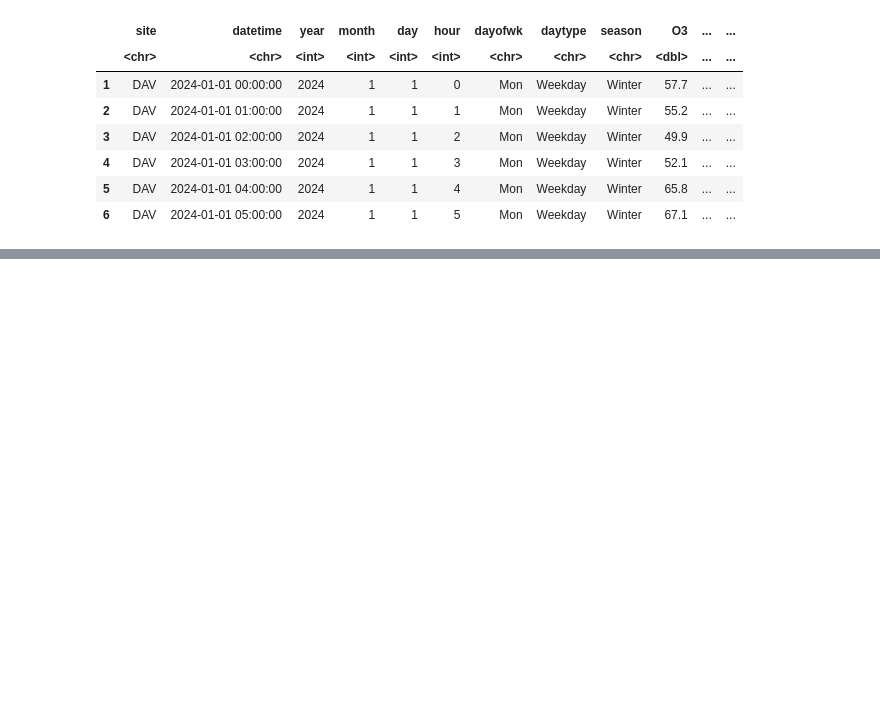
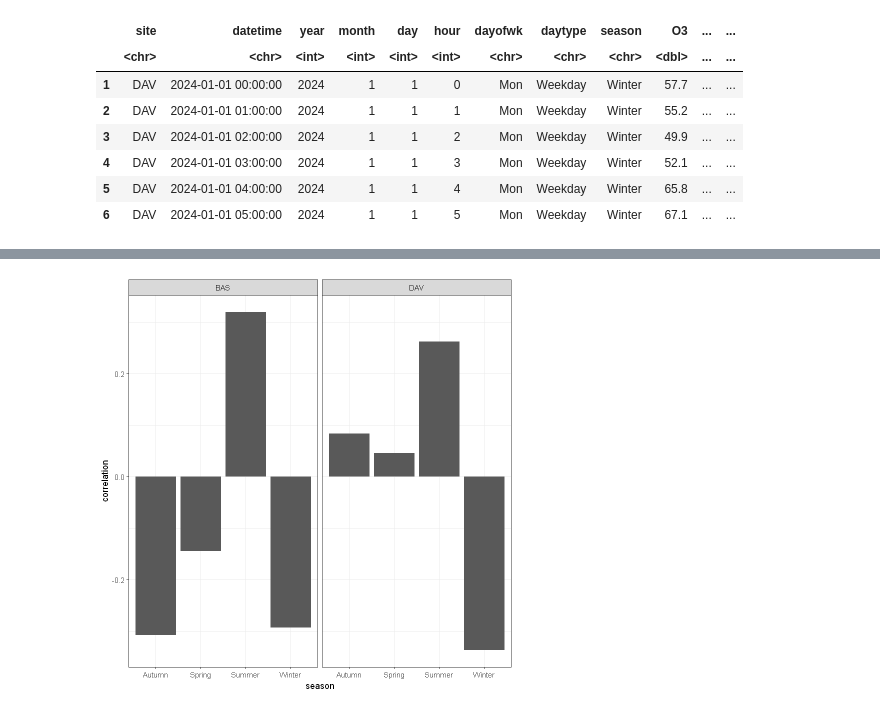
Before and after one commit to matheogodenzi/Air_pollution, a Jupyter notebook: Correlations.ipynb, the cells around one changed output, grey strips where cells are left out. Cells and saved outputs as stored; diff of their text form; code cells hidden in the pictures; blank space fills up the shorter version.

```diff
--- a/Correlations.ipynb
+++ b/Correlations.ipynb
@@ -37,0 +107,8 @@ A data.frame: 6 × 22
+# %%
+# Visualizing the correlation values
+ggplot(cor.values.O3.NO2)+
+  geom_col(aes(season, correlation))+
+  #scale_y_continuous(limits=c(0,1), expand=expansion(mult=c(0, 0.1)))+
+  facet_grid(.~site)
+# %% [output]
+[figure, added]
```
Also changed, not shown: parts of 24 cells of this notebook, 1 other file.
